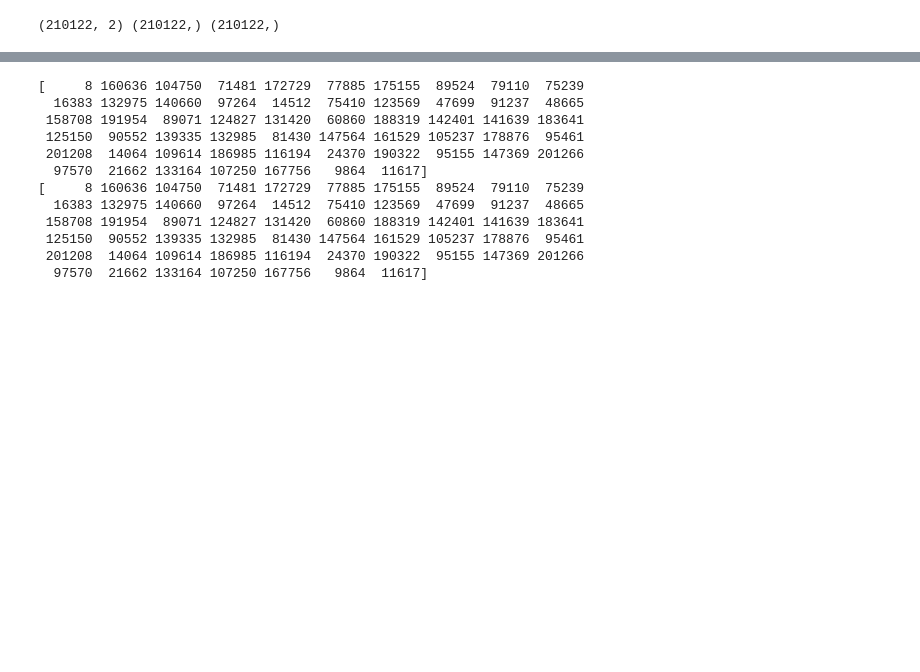
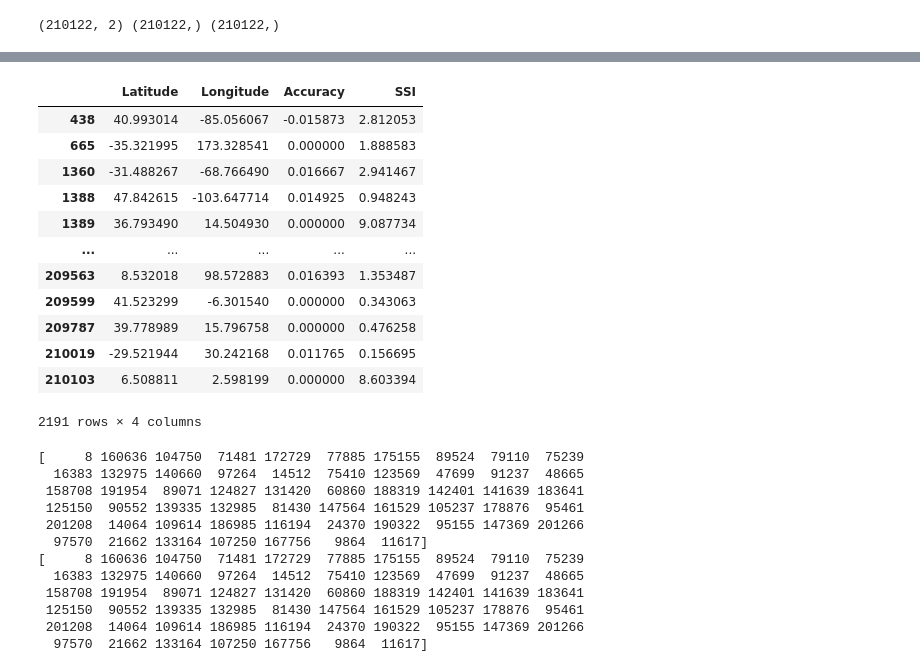
Before and after one commit to seai-lab/PyGBS, a Jupyter notebook: ssi_viz.ipynb, the cells around one changed output, grey strips where cells are left out. Cells and saved outputs as stored; diff of their text form; code cells hidden in the pictures; blank space fills up the shorter version.

```diff
--- a/ssi_viz.ipynb
+++ b/ssi_viz.ipynb
@@ -251,3 +286,38 @@ for i in range(10):
+# %%
+import pandas as pd
+
+
+d = np.load("results/country_scale_0.01_radius_marked_ssi.npz")
+
+accs = d['accs']
+ssis = d['ssis']
+coords = d['locs']
+
+lats = coords[:,0] * (180 / np.pi)
+lons = coords[:,1] * (180 / np.pi)
+
+df = pd.DataFrame({
+    'Latitude': lats,
+    'Longitude': lons,
+    'Accuracy': accs,
+    'SSI': ssis
+})
+
+df.query('abs(Accuracy) < 0.02 & SSI < 10')
+# %% [output]
+|  | Latitude | Longitude | Accuracy | SSI |
+| 438 | 40.993014 | -85.056067 | -0.015873 | 2.812053 |
+| 665 | -35.321995 | 173.328541 | 0.000000 | 1.888583 |
+| 1360 | -31.488267 | -68.766490 | 0.016667 | 2.941467 |
+| 1388 | 47.842615 | -103.647714 | 0.014925 | 0.948243 |
+| 1389 | 36.793490 | 14.504930 | 0.000000 | 9.087734 |
+| ... | ... | ... | ... | ... |
+| 209563 | 8.532018 | 98.572883 | 0.016393 | 1.353487 |
+| 209599 | 41.523299 | -6.301540 | 0.000000 | 0.343063 |
+| 209787 | 39.778989 | 15.796758 | 0.000000 | 0.476258 |
+| 210019 | -29.521944 | 30.242168 | 0.011765 | 0.156695 |
+| 210103 | 6.508811 | 2.598199 | 0.000000 | 8.603394 |
+2191 rows × 4 columns
 # %%
 # partitioner.kdt.query(partitioner.coords, k=100, return_distance=True)
 idx=8
```
Also changed, not shown: parts of 9 cells of this notebook, 3 other files.
